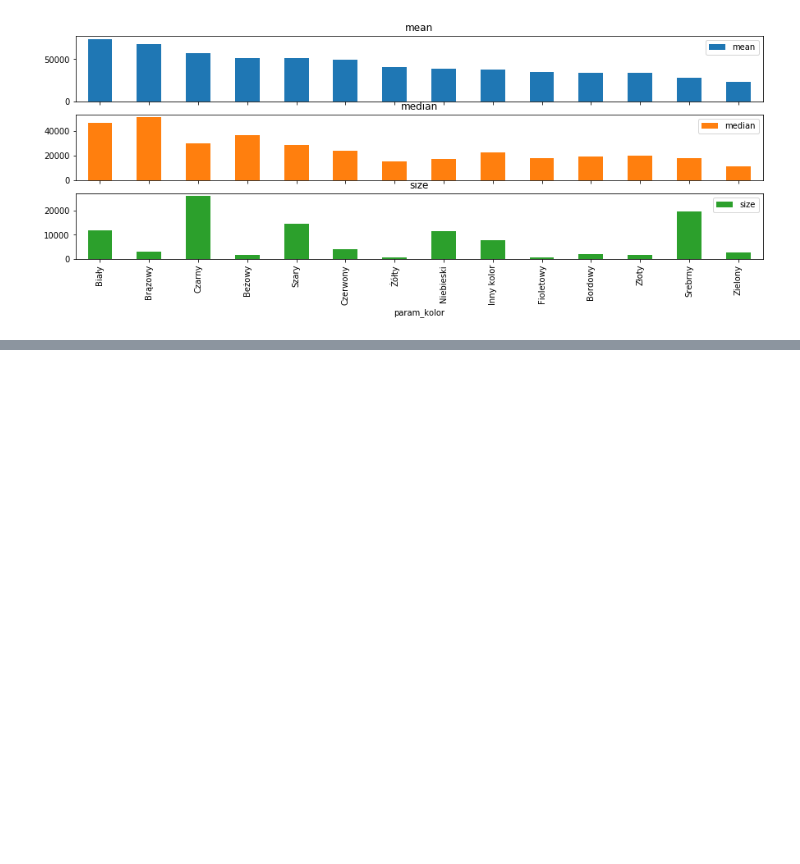
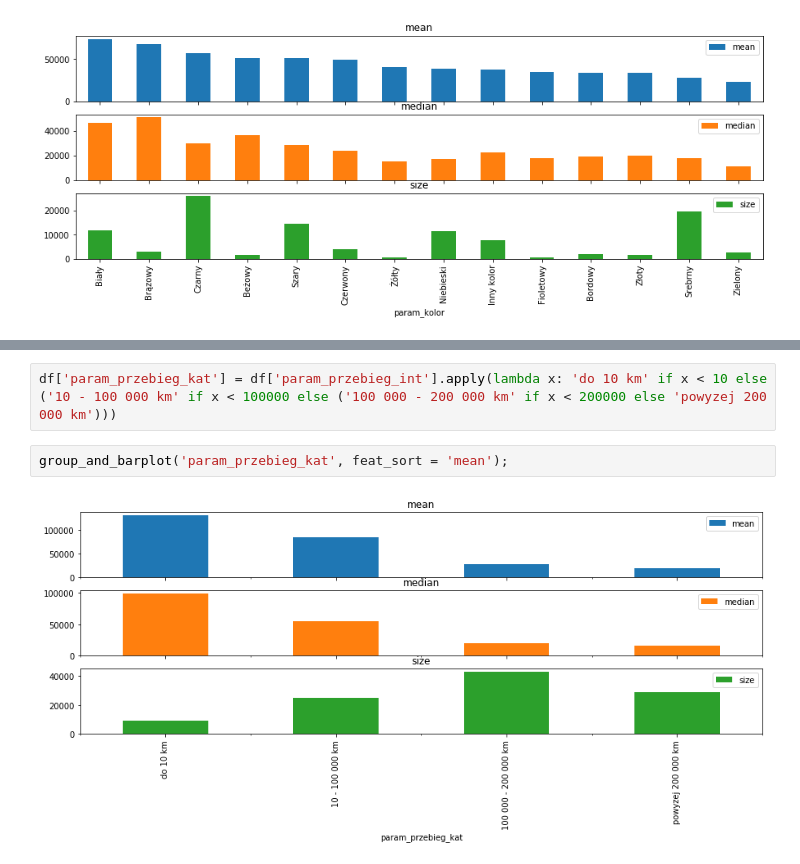
Before and after one commit to agotukie/dw_matrix_car, a Jupyter notebook: day2_visualisation.ipynb, the cells around one changed output, grey strips where cells are left out. Cells and saved outputs as stored; diff of their text form; blank space fills up the shorter version.

```diff
--- a/day2_visualisation.ipynb
+++ b/day2_visualisation.ipynb
@@ -142,0 +207,6 @@ group_and_barplot('param_kolor', feat_sort = 'mean');
+# %%
+df['param_przebieg_kat'] = df['param_przebieg_int'].apply(lambda x: 'do 10 km' if x < 10 else ('10 - 100 000 km' if x < 100000 else ('100 000 - 200 000 km' if x < 200000 else 'powyzej 200 000 km')))
+# %%
+group_and_barplot('param_przebieg_kat', feat_sort = 'mean');
+# %% [output]
+[figure, added]
```
Also changed, not shown: parts of 8 cells of this notebook.
